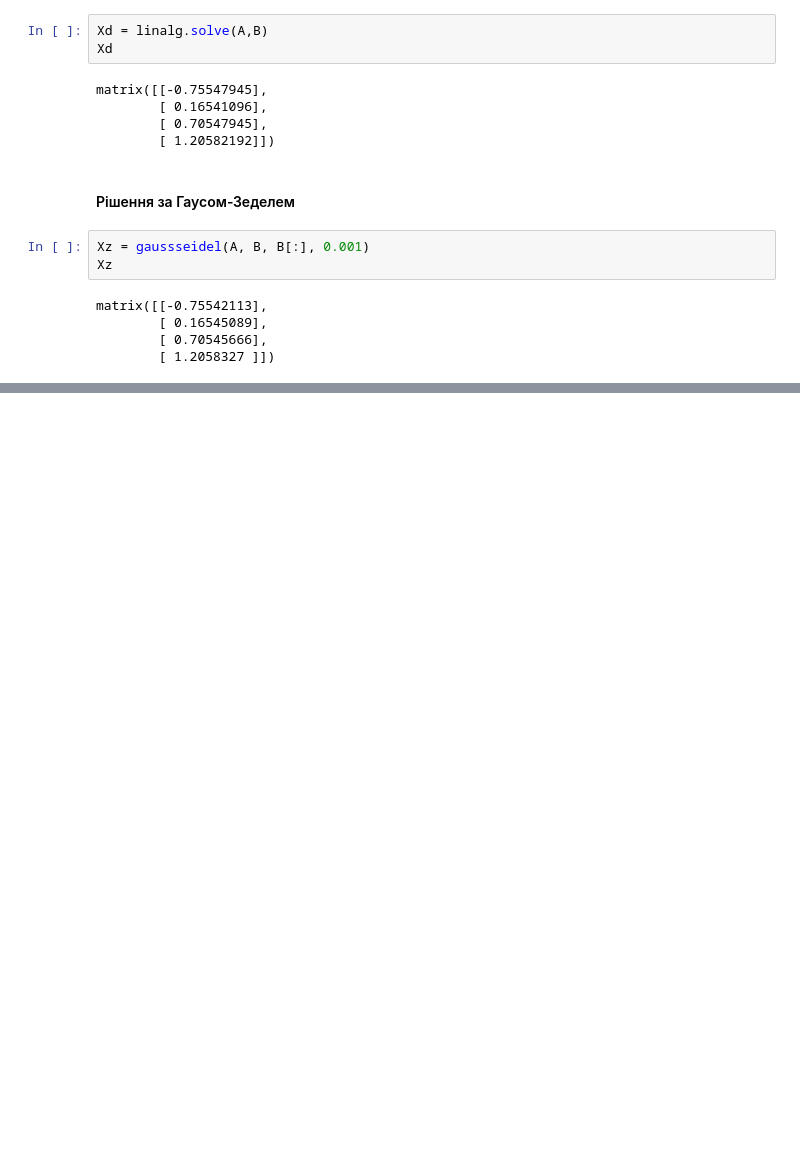
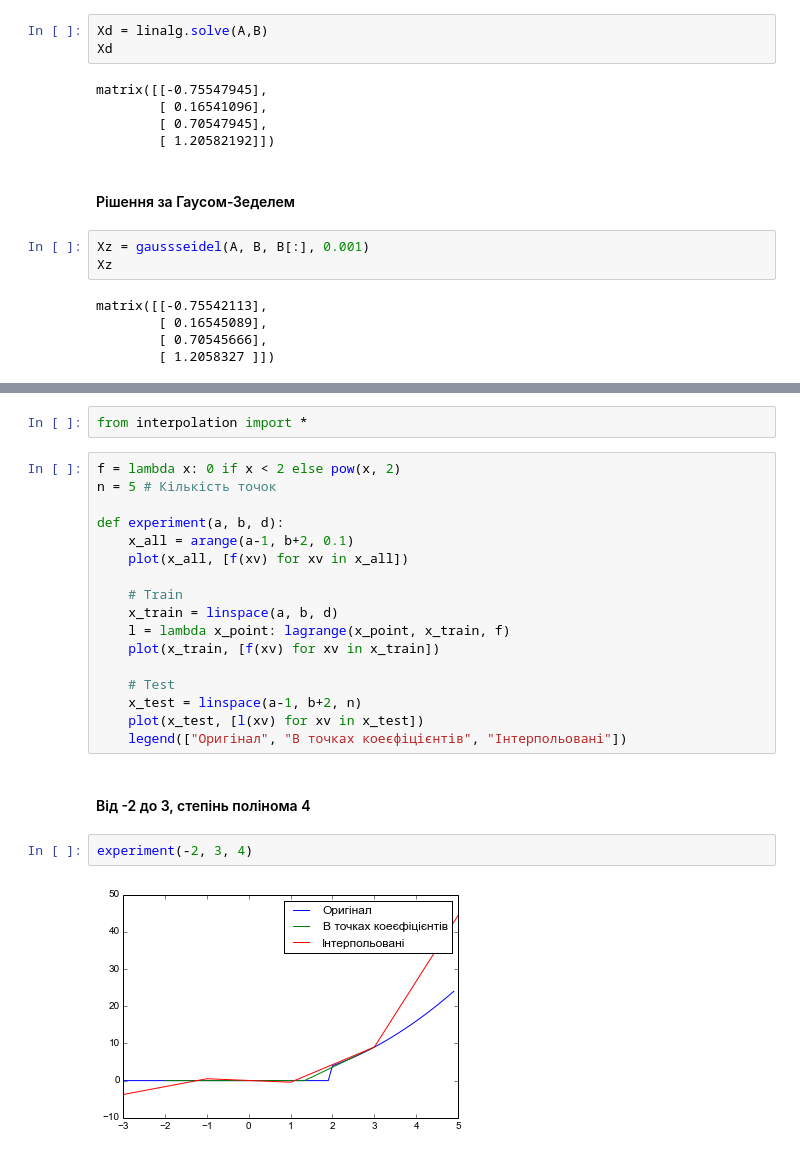
Before and after one commit to chaliy/studies-octo-adventure, a Jupyter notebook: lp/c2_2/ch/k.ipynb, the cells around one changed output, grey strips where cells are left out. Saved outputs shown, nothing was run; the diff lists cells and outputs as text; blank space fills up the shorter version.

```diff
--- a/lp/c2_2/ch/k.ipynb
+++ b/lp/c2_2/ch/k.ipynb
@@ -47,0 +68,25 @@ matrix([[-0.75542113],
+# %%
+from interpolation import *
+# %%
+f = lambda x: 0 if x < 2 else pow(x, 2)
+n = 5 # Кількість точок
+
+def experiment(a, b, d):
+    x_all = arange(a-1, b+2, 0.1)
+    plot(x_all, [f(xv) for xv in x_all])
+
+    # Train
+    x_train = linspace(a, b, d)
+    l = lambda x_point: lagrange(x_point, x_train, f)
+    plot(x_train, [f(xv) for xv in x_train])
+
+    # Test
+    x_test = linspace(a-1, b+2, n)
+    plot(x_test, [l(xv) for xv in x_test])
+    legend(["Оригінал", "В точках коеєфіцієнтів", "Інтерпольовані"])
+# %% [markdown]
+#### Від -2 до 3, степінь полінома 4
+# %%
+experiment(-2, 3, 4)
+# %% [output]
+[figure, added]
```
Also changed, not shown: parts of 14 cells of this notebook, 11 other files.
